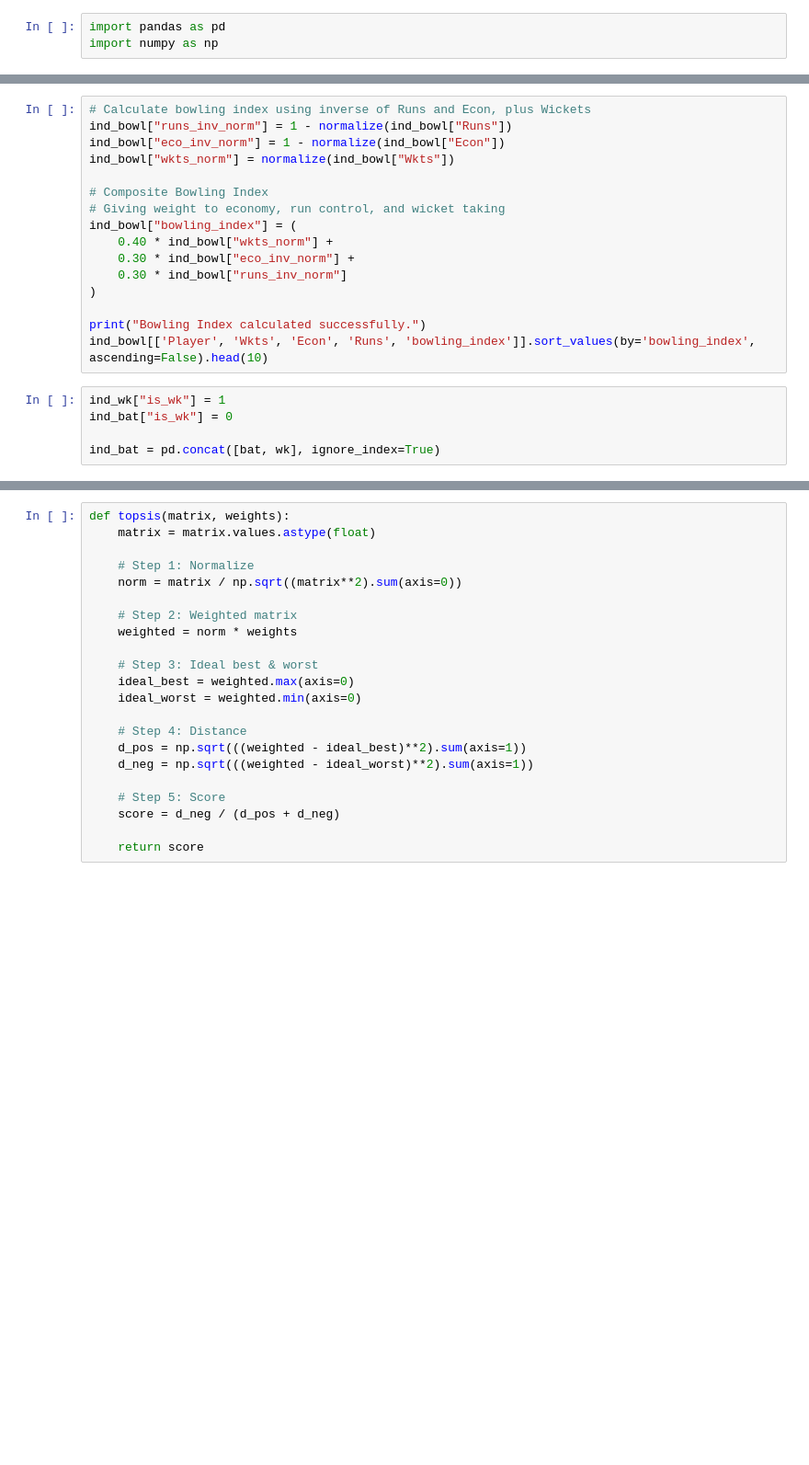
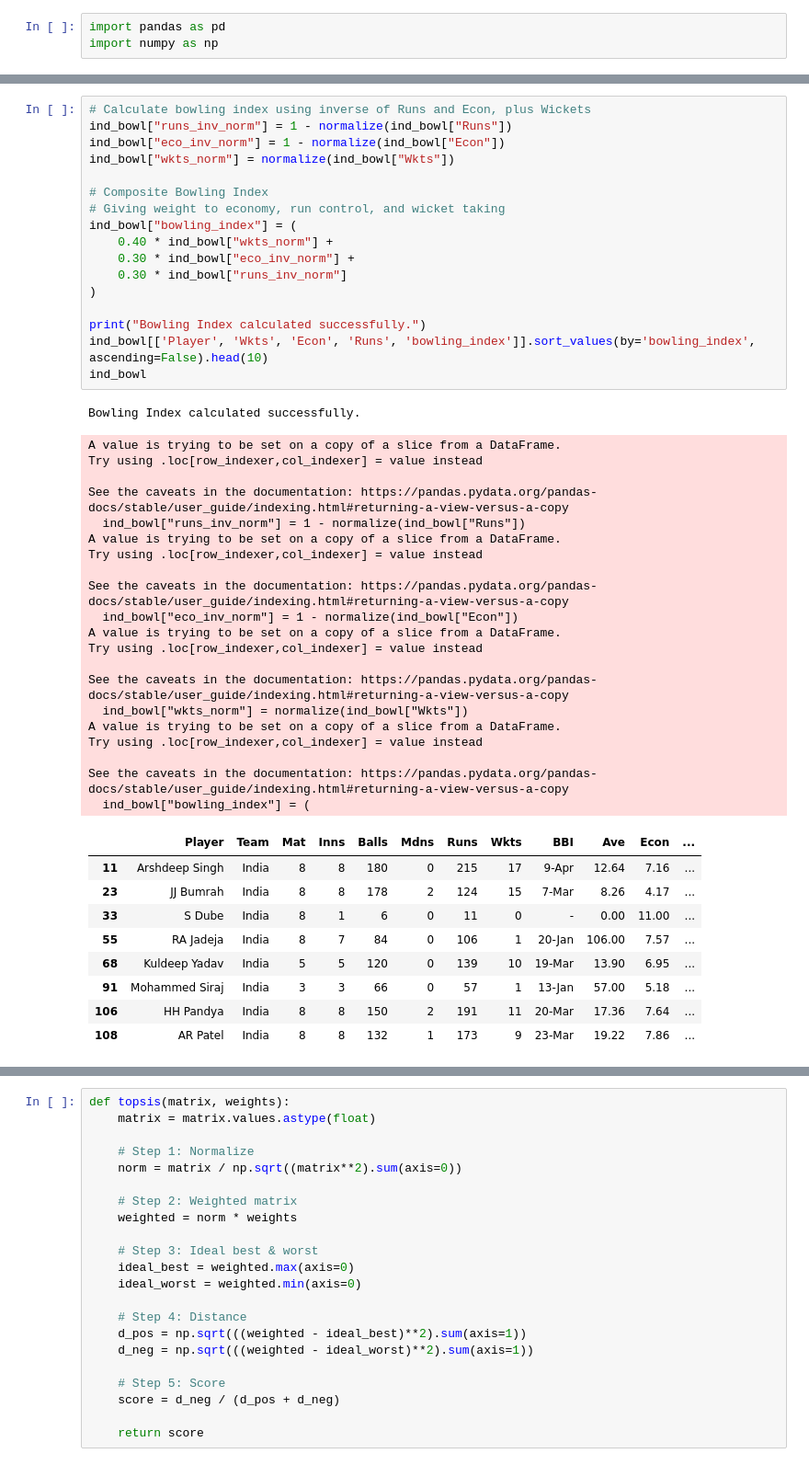
Before and after one commit to Rakesh-562/ScoreStats, a Jupyter notebook: Topsis_prediction.ipynb, the cells around one changed output, grey strips where cells are left out. Shown at 92% size. Drawn from its saved outputs; the diff is of its cells as text; blank space fills up the shorter version.

```diff
--- a/Topsis_prediction.ipynb
+++ b/Topsis_prediction.ipynb
@@ -57,21 +87,48 @@ bat.head()
 # %%
 # Calculate bowling index using inverse of Runs and Econ, plus Wickets
 ind_bowl["runs_inv_norm"] = 1 - normalize(ind_bowl["Runs"])
 ind_bowl["eco_inv_norm"] = 1 - normalize(ind_bowl["Econ"])
 ind_bowl["wkts_norm"] = normalize(ind_bowl["Wkts"])
 
 # Composite Bowling Index
 # Giving weight to economy, run control, and wicket taking
 ind_bowl["bowling_index"] = (
     0.40 * ind_bowl["wkts_norm"] +
     0.30 * ind_bowl["eco_inv_norm"] +
     0.30 * ind_bowl["runs_inv_norm"]
 )
 
 print("Bowling Index calculated successfully.")
 ind_bowl[['Player', 'Wkts', 'Econ', 'Runs', 'bowling_index']].sort_values(by='bowling_index', ascending=False).head(10)
+ind_bowl
+# %% [output]
+Bowling Index calculated successfully.
+A value is trying to be set on a copy of a slice from a DataFrame.
+Try using .loc[row_indexer,col_indexer] = value instead
+
+See the caveats in the documentation: https://pandas.pydata.org/pandas-docs/stable/user_guide/indexing.html#returning-a-view-versus-a-copy
+  ind_bowl["runs_inv_norm"] = 1 - normalize(ind_bowl["Runs"])
+A value is trying to be set on a copy of a slice from a DataFrame.
+Try using .loc[row_indexer,col_indexer] = value instead
+
+See the caveats in the documentation: https://pandas.pydata.org/pandas-docs/stable/user_guide/indexing.html#returning-a-view-versus-a-copy
+  ind_bowl["eco_inv_norm"] = 1 - normalize(ind_bowl["Econ"])
+A value is trying to be set on a copy of a slice from a DataFrame.
+Try using .loc[row_indexer,col_indexer] = value instead
+
+See the caveats in the documentation: https://pandas.pydata.org/pandas-docs/stable/user_guide/indexing.html#returning-a-view-versus-a-copy
+  ind_bowl["wkts_norm"] = normalize(ind_bowl["Wkts"])
+A value is trying to be set on a copy of a slice from a DataFrame.
+Try using .loc[row_indexer,col_indexer] = value instead
+
+See the caveats in the documentation: https://pandas.pydata.org/pandas-docs/stable/user_guide/indexing.html#returning-a-view-versus-a-copy
+  ind_bowl["bowling_index"] = (
+|  | Player | Team | Mat | Inns | Balls | Mdns | Runs | Wkts | BBI | Ave | Econ | ... |
+| 11 | Arshdeep Singh | India | 8 | 8 | 180 | 0 | 215 | 17 | 9-Apr | 12.64 | 7.16 | ... |
+| 23 | JJ Bumrah | India | 8 | 8 | 178 | 2 | 124 | 15 | 7-Mar | 8.26 | 4.17 | ... |
+| 33 | S Dube | India | 8 | 1 | 6 | 0 | 11 | 0 | - | 0.00 | 11.00 | ... |
+| 55 | RA Jadeja | India | 8 | 7 | 84 | 0 | 106 | 1 | 20-Jan | 106.00 | 7.57 | ... |
+| 68 | Kuldeep Yadav | India | 5 | 5 | 120 | 0 | 139 | 10 | 19-Mar | 13.90 | 6.95 | ... |
+| 91 | Mohammed Siraj | India | 3 | 3 | 66 | 0 | 57 | 1 | 13-Jan | 57.00 | 5.18 | ... |
+| 106 | HH Pandya | India | 8 | 8 | 150 | 2 | 191 | 11 | 20-Mar | 17.36 | 7.64 | ... |
+| 108 | AR Patel | India | 8 | 8 | 132 | 1 | 173 | 9 | 23-Mar | 19.22 | 7.86 | ... |
-# %%
-ind_wk["is_wk"] = 1
-ind_bat["is_wk"] = 0
-
-ind_bat = pd.concat([bat, wk], ignore_index=True)
```
Also changed, not shown: parts of 15 cells of this notebook.
